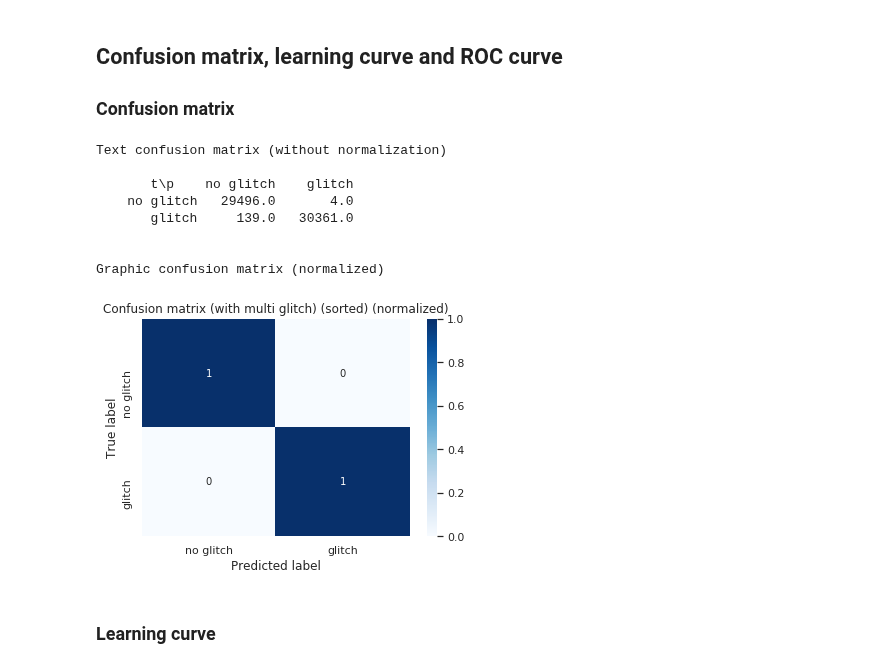
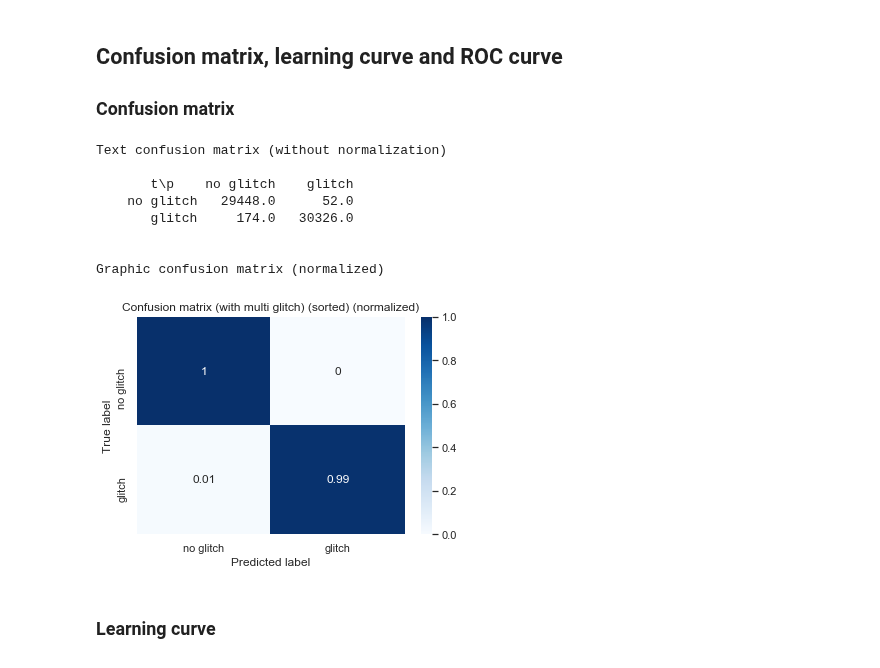
Before and after one commit to Paolo97Gll/bachelor_thesis, a Jupyter notebook: ml_models/LGB/LGB.ipynb, the cells around one changed output. Cells and saved outputs as stored; diff of their text form; code cells hidden in the pictures.

```diff
--- a/ml_models/LGB/LGB.ipynb
+++ b/ml_models/LGB/LGB.ipynb
@@ -241,13 +240,13 @@ Score: 0.8293356349102182 +- 0.02585713747983875
 # %%
 clf = LGBMClassifier(learning_rate=best_learning_rate,
                      min_data_in_leaf=best_min_data_in_leaf,
-                     num_leaves=best_num_leaves,
-                     alpha=best_alpha,
-                     lambda_l2=best_lambda_l2)
+                     num_leaves=best_num_leaves)
 
 cm = np.zeros(shape=(2,2), dtype=int)
 # Compute the average confusion matrix
+ITER = 1
 for i in range(100):
+    print(ITER, '/', 100, end='\r')
     # Split the data into a training set and a test set
     X_train, X_test, y_train, y_test = train_test_split(data, target, test_size=0.3, random_state=None, stratify=target)
     # Train and predict
@@ -256,6 +255,7 @@ for i in range(100):
     labels = [0., 1.]
     labels_text = ['no glitch', 'glitch']
     cm += confusion_matrix(y_test, y_pred, labels=labels)
+    ITER += 1
 
 # Print confusion matrix
 print('Text confusion matrix (without normalization)\n')
@@ -277,12 +276,9 @@ FileNotFoundError: [Errno 2] No such file or directory: 'ris/plots/confusion_mat
 ### Learning curve
 # %%
 # Classifier and cross-validation method
-clf = KNeighborsClassifier(n_neighbors=best_n_neighbors,
-                           weights=best_weights,
-                           algorithm=best_algorithm,
-                           leaf_size=best_leaf_size,
-                           p=best_p,
-                           n_jobs=-1)
+clf = LGBMClassifier(learning_rate=best_learning_rate,
+                     min_data_in_leaf=best_min_data_in_leaf,
+                     num_leaves=best_num_leaves)
 cv = ShuffleSplit(n_splits=100, test_size=0.3, random_state=0)
 
 # Plot learning curve
@@ -293,12 +287,9 @@ plot_learning_curve(clf, data, target, 'Learning curve (with multi glitch)', 'ri
 ### ROC curve
 # %%
 # Classifier and cross-validation method
-clf = KNeighborsClassifier(n_neighbors=best_n_neighbors,
-                           weights=best_weights,
-                           algorithm=best_algorithm,
-                           leaf_size=best_leaf_size,
-                           p=best_p,
-                           n_jobs=-1)
+clf = LGBMClassifier(learning_rate=best_learning_rate,
+                     min_data_in_leaf=best_min_data_in_leaf,
+                     num_leaves=best_num_leaves)
 cv = StratifiedKFold(n_splits=5)
 
 # Plot ROC curve
@@ -350,9 +339,9 @@ data_s = np.sort(data, axis=1)
 # %% [markdown]
 Initialize best hyper-parameters founded.
 # %%
-best_learning_rate = 0.1
-best_min_data_in_leaf = 50
-best_num_leaves = 45
+best_learning_rate = 0.159
+best_min_data_in_leaf = 41
+best_num_leaves = 140
 # %% [markdown]
 ## Cross validation
 
@@ -385,40 +374,37 @@ Score: 0.9965839515663639 +- 0.0024559594269199995
 
 ### Confusion matrix
 # %%
-clf = KNeighborsClassifier(n_neighbors=best_n_neighbors,
-                           weights=best_weights,
-                           algorithm=best_algorithm,
-                           leaf_size=best_leaf_size,
-                           p=best_p,
-                           n_jobs=-1)
+clf = LGBMClassifier(learning_rate=best_learning_rate,
+                     min_data_in_leaf=best_min_data_in_leaf,
+                     num_leaves=best_num_leaves)
 
 cm = np.zeros(shape=(2,2), dtype=int)
 # Compute the average confusion matrix
 for i in range(100):
     # Split the data into a training set and a test set
     X_train, X_test, y_train, y_test = train_test_split(data_s, target, test_size=0.3, random_state=None, stratify=target)
     # Train and predict
     y_pred = clf.fit(X_train, y_train).predict(X_test)
     # Compute confusion matrix
     labels = [0., 1.]
     labels_text = ['no glitch', 'glitch']
     cm += confusion_matrix(y_test, y_pred, labels=labels)
 
 # Print confusion matrix
 print('Text confusion matrix (without normalization)\n')
 print_confusion_matrix(cm, labels_text)
 print('\n\nGraphic confusion matrix (normalized)\n')
 plot_confusion_matrix(cm, labels_text, 'Confusion matrix (with multi glitch) (sorted)', 'ris/plots/s-confusion_matrix.pdf', normalize=True)
 # %% [output]
 Text confusion matrix (without normalization)
 
        t\p    no glitch    glitch
-    no glitch   29496.0       4.0
-       glitch     139.0   30361.0
+    no glitch   29448.0      52.0
+       glitch     174.0   30326.0
 
 
 Graphic confusion matrix (normalized)
-[figure, old version]
+[figure, new version]
 # %% [markdown]
 ### Learning curve
 # %%
```
Also changed, not shown: parts of 9 cells of this notebook.
